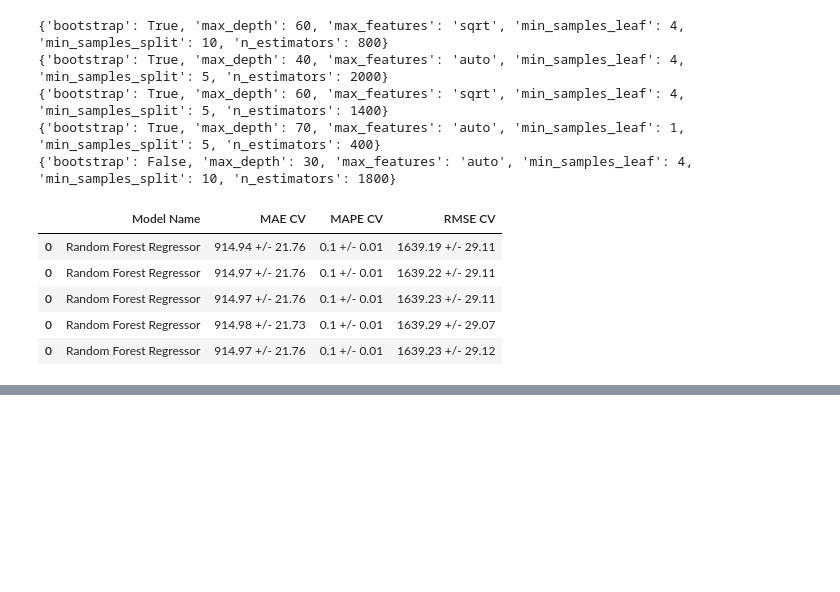
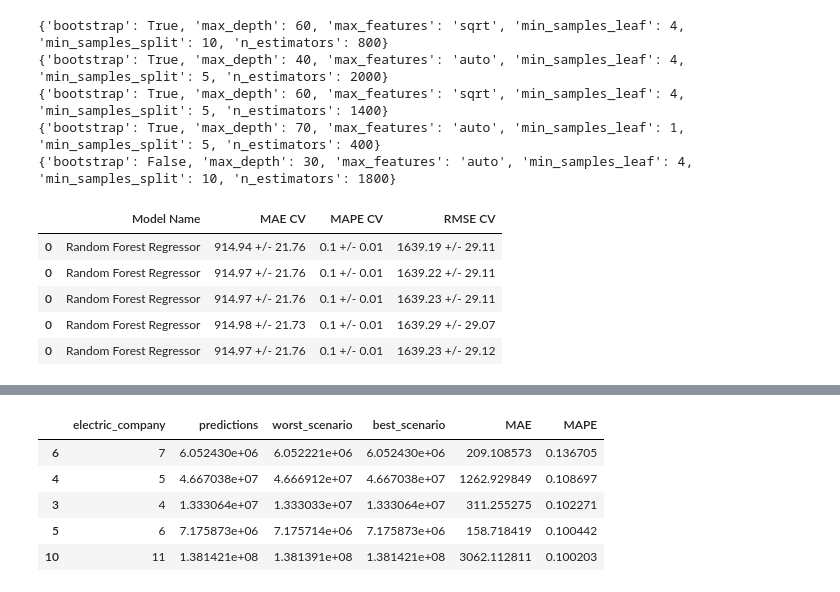
Before and after one commit to panambY/Hourly_Energy_Consumption, a Jupyter notebook: Hourly_Energy_Consumption.ipynb, the cells around one changed output, grey strips where cells are left out. Saved outputs shown, nothing was run; the diff lists cells and outputs as text; code cells hidden in the pictures; blank space fills up the shorter version.

```diff
--- a/Hourly_Energy_Consumption.ipynb
+++ b/Hourly_Energy_Consumption.ipynb
@@ -1284,0 +1369,9 @@ final_result
+# %%
+df92.sort_values( 'MAPE', ascending=False ).head()
+# %% [output]
+|  | electric_company | predictions | worst_scenario | best_scenario | MAE | MAPE |
+| 6 | 7 | 6.052430e+06 | 6.052221e+06 | 6.052430e+06 | 209.108573 | 0.136705 |
+| 4 | 5 | 4.667038e+07 | 4.666912e+07 | 4.667038e+07 | 1262.929849 | 0.108697 |
+| 3 | 4 | 1.333064e+07 | 1.333033e+07 | 1.333064e+07 | 311.255275 | 0.102271 |
+| 5 | 6 | 7.175873e+06 | 7.175714e+06 | 7.175873e+06 | 158.718419 | 0.100442 |
+| 10 | 11 | 1.381421e+08 | 1.381391e+08 | 1.381421e+08 | 3062.112811 | 0.100203 |
```
Also changed, not shown: parts of 19 cells of this notebook.
